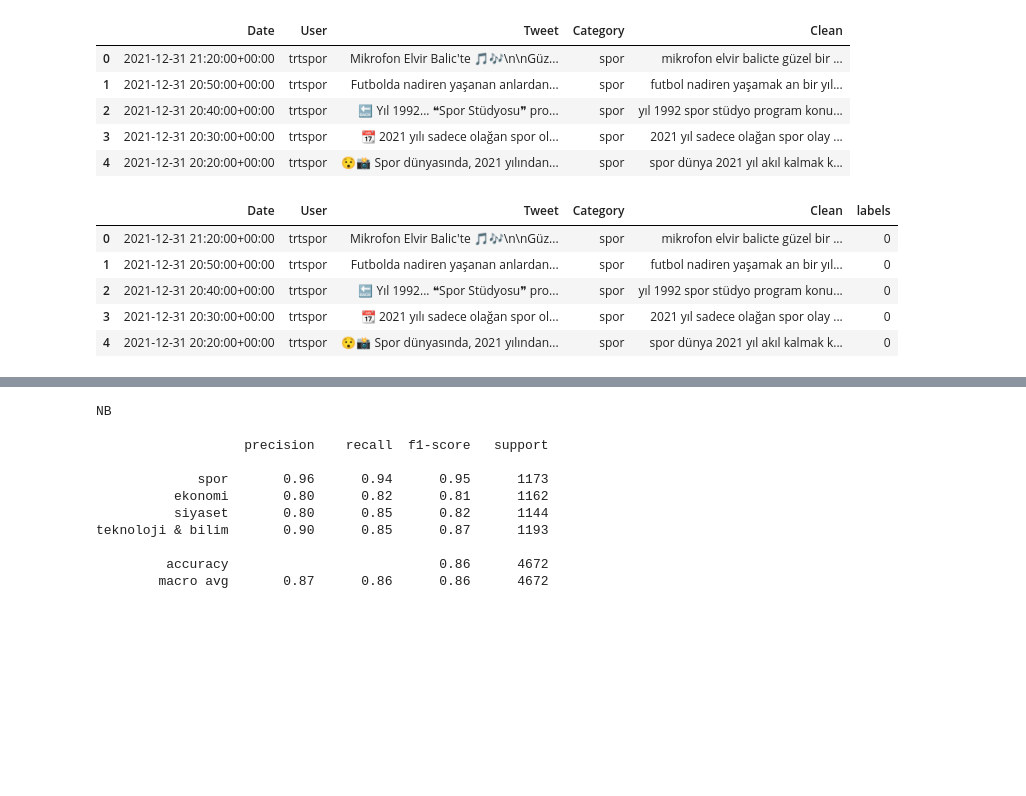
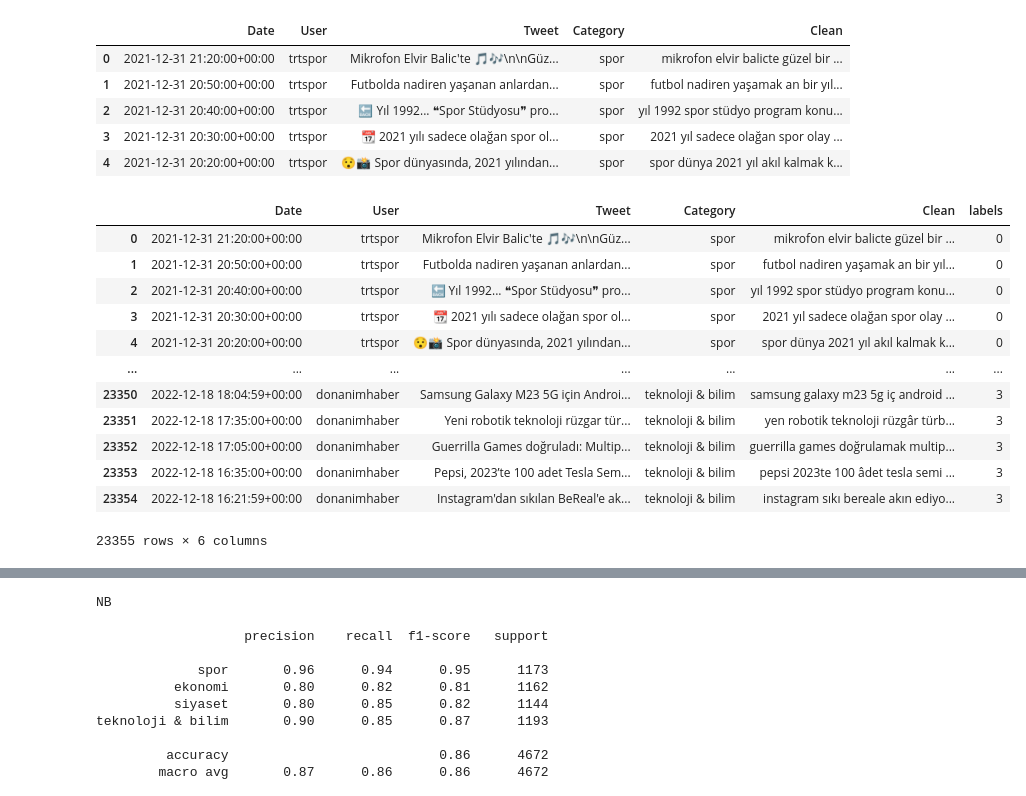
Before and after one commit to adilbyzt/Twitter_Kategori_Tahmin, a Jupyter notebook: find_category.ipynb, the cells around one changed output, grey strips where cells are left out. Drawn from its saved outputs; the diff is of its cells as text; code cells hidden in the pictures; blank space fills up the shorter version.

```diff
--- a/find_category.ipynb
+++ b/find_category.ipynb
@@ -40,14 +40,21 @@ def etiketle(row):
 
 df["labels"] = df.apply(lambda row:  etiketle(row), axis=1)
 # %%
-df.head()
+df.head(-5)
 # %% [output]
 |  | Date | User | Tweet | Category | Clean | labels |
 | 0 | 2021-12-31 21:20:00+00:00 | trtspor | Mikrofon Elvir Balic'te 🎵🎶\n\nGüz... | spor | mikrofon elvir balicte güzel bir ... | 0 |
 | 1 | 2021-12-31 20:50:00+00:00 | trtspor | Futbolda nadiren yaşanan anlardan... | spor | futbol nadiren yaşamak an bir yıl... | 0 |
 | 2 | 2021-12-31 20:40:00+00:00 | trtspor | 🔙 Yıl 1992... ❝Spor Stüdyosu❞ pro... | spor | yıl 1992 spor stüdyo program konu... | 0 |
 | 3 | 2021-12-31 20:30:00+00:00 | trtspor | 📆 2021 yılı sadece olağan spor ol... | spor | 2021 yıl sadece olağan spor olay ... | 0 |
 | 4 | 2021-12-31 20:20:00+00:00 | trtspor | 😯📸 Spor dünyasında, 2021 yılından... | spor | spor dünya 2021 yıl akıl kalmak k... | 0 |
+| ... | ... | ... | ... | ... | ... | ... |
+| 23350 | 2022-12-18 18:04:59+00:00 | donanimhaber | Samsung Galaxy M23 5G için Androi... | teknoloji & bilim | samsung galaxy m23 5g iç android ... | 3 |
+| 23351 | 2022-12-18 17:35:00+00:00 | donanimhaber | Yeni robotik teknoloji rüzgar tür... | teknoloji & bilim | yen robotik teknoloji rüzgâr türb... | 3 |
+| 23352 | 2022-12-18 17:05:00+00:00 | donanimhaber | Guerrilla Games doğruladı: Multip... | teknoloji & bilim | guerrilla games doğrulamak multip... | 3 |
+| 23353 | 2022-12-18 16:35:00+00:00 | donanimhaber | Pepsi, 2023’te 100 adet Tesla Sem... | teknoloji & bilim | pepsi 2023te 100 âdet tesla semi ... | 3 |
+| 23354 | 2022-12-18 16:21:59+00:00 | donanimhaber | Instagram'dan sıkılan BeReal'e ak... | teknoloji & bilim | instagram sıkı bereale akın ediyo... | 3 |
+23355 rows × 6 columns
 # %%
 X = df.Clean.to_numpy()  #X arrayine temizlenmiş tweetleri koydu (Clean kolonu)
 y = df.labels.to_numpy() #Y arrayine kategorileri koydu (labels kolonu)
```
Also changed, not shown: parts of 7 cells of this notebook.
